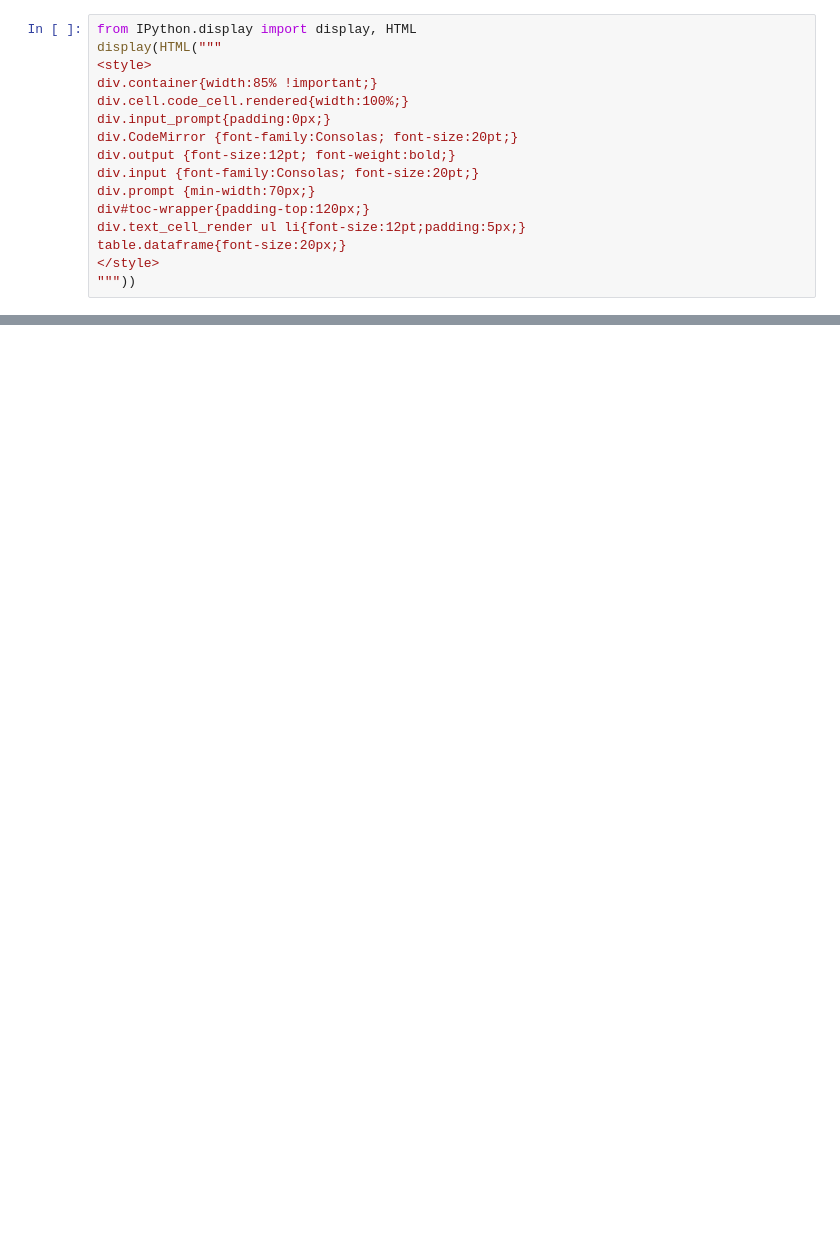
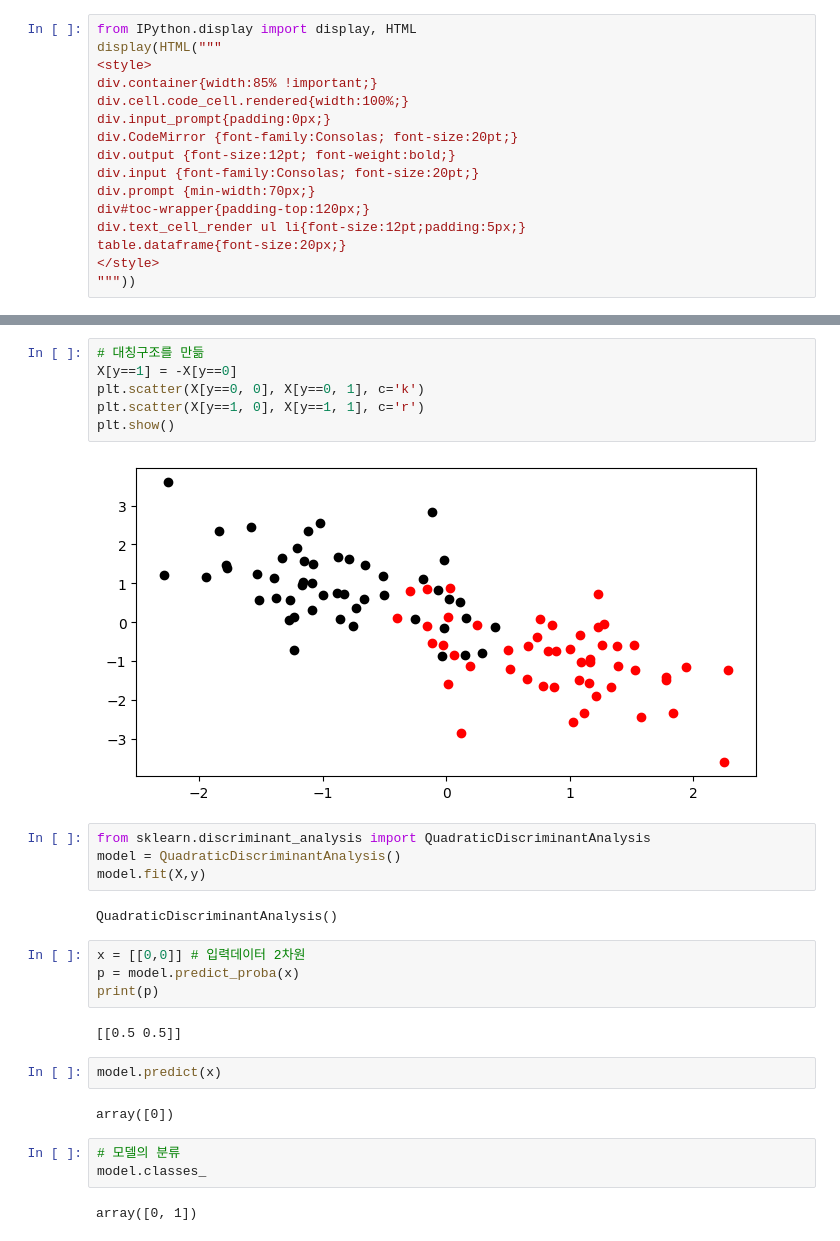
Before and after one commit to zardness/Sang, a Jupyter notebook: source/08_MachineLearning/ch3_분류분석.ipynb, the cells around one changed output, grey strips where cells are left out. Cells and saved outputs as stored; diff of their text form; blank space fills up the shorter version.

```diff
--- a/source/08_MachineLearning/ch3_분류분석.ipynb
+++ b/source/08_MachineLearning/ch3_분류분석.ipynb
@@ -35,0 +150,29 @@ table.dataframe{font-size:20px;}
+# %%
+# 대칭구조를 만듦
+X[y==1] = -X[y==0]
+plt.scatter(X[y==0, 0], X[y==0, 1], c='k')
+plt.scatter(X[y==1, 0], X[y==1, 1], c='r')
+plt.show()
+# %% [output]
+[figure, added]
+# %%
+from sklearn.discriminant_analysis import QuadraticDiscriminantAnalysis
+model = QuadraticDiscriminantAnalysis()
+model.fit(X,y)
+# %% [output]
+QuadraticDiscriminantAnalysis()
+# %%
+x = [[0,0]] # 입력데이터 2차원
+p = model.predict_proba(x)
+print(p)
+# %% [output]
+[[0.5 0.5]]
+# %%
+model.predict(x)
+# %% [output]
+array([0])
+# %%
+# 모델의 분류
+model.classes_
+# %% [output]
+array([0, 1])
```
Also changed, not shown: parts of 36 cells of this notebook, 2 other files.
